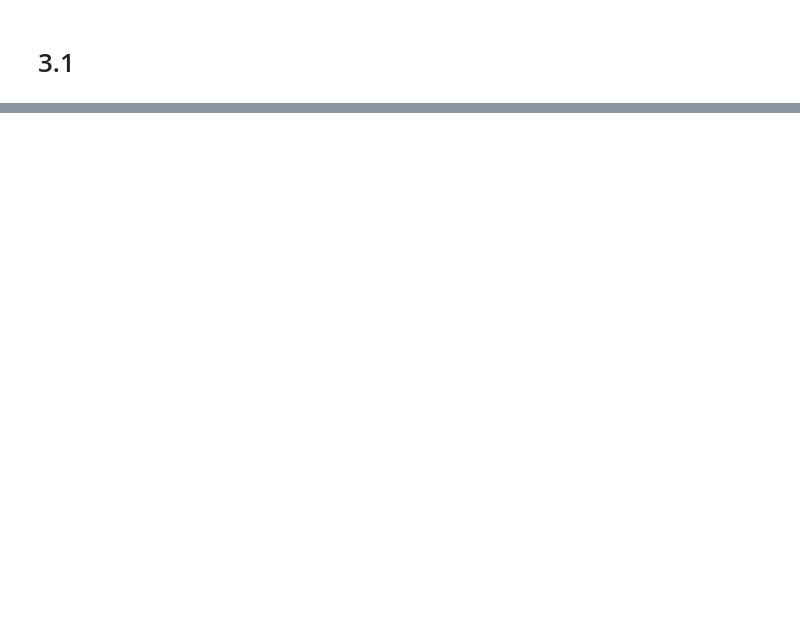
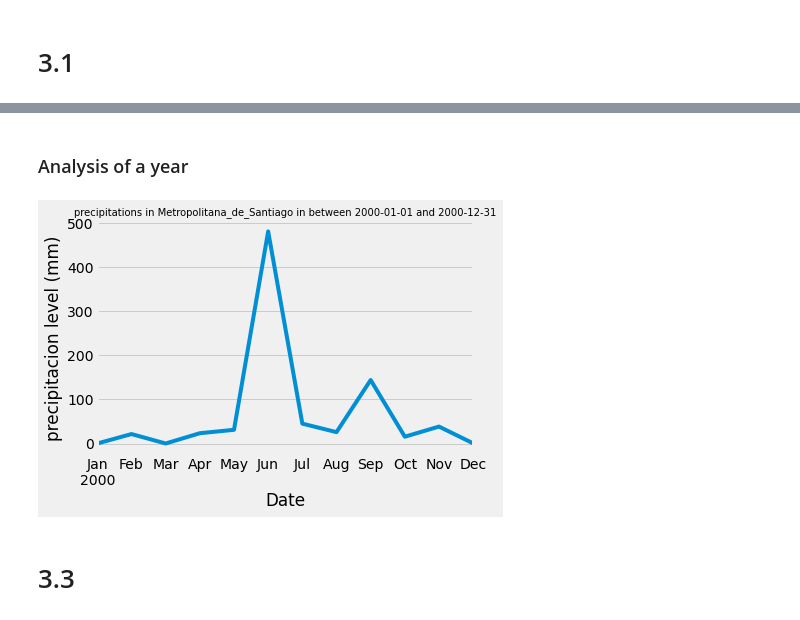
Before and after one commit to Reac92/solucion_spike, a Jupyter notebook: solucion.ipynb, the cells around one changed output, grey strips where cells are left out. Saved outputs shown, nothing was run; the diff lists cells and outputs as text; code cells hidden in the pictures; blank space fills up the shorter version.

```diff
--- a/solucion.ipynb
+++ b/solucion.ipynb
@@ -256,0 +244,12 @@ plot_precipitations(region_name, initial_date, final_date, precipitaciones)
+# %% [markdown]
+### Analysis of a year
+# %%
+# 2020 in Region Metropolitana
+
+initial_date = "2000-01-01"
+final_date = "2000-12-31"
+region_name = "Metropolitana_de_Santiago"
+
+plot_precipitations(region_name, initial_date, final_date, precipitaciones)
+# %% [output]
+[figure, added]
@@ -256,0 +261,2 @@ plot_precipitations(region_name, initial_date, final_date, precipitaciones)
+# %% [markdown]
+# 3.3
```
Also changed, not shown: parts of 9 cells of this notebook.
